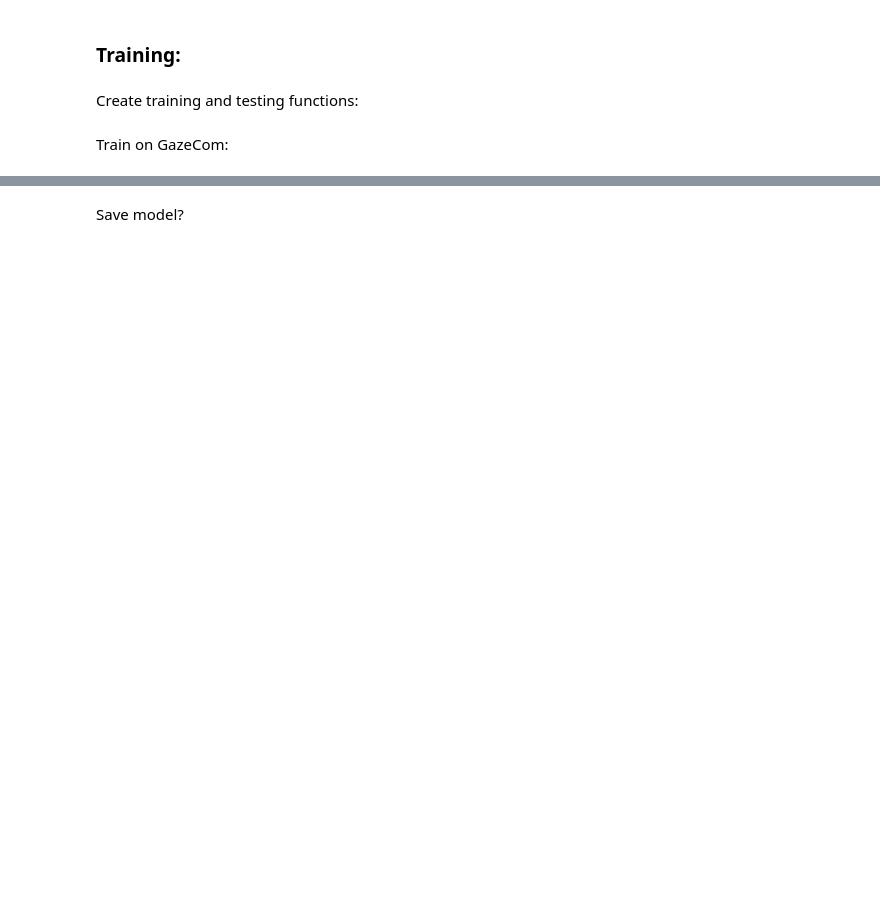
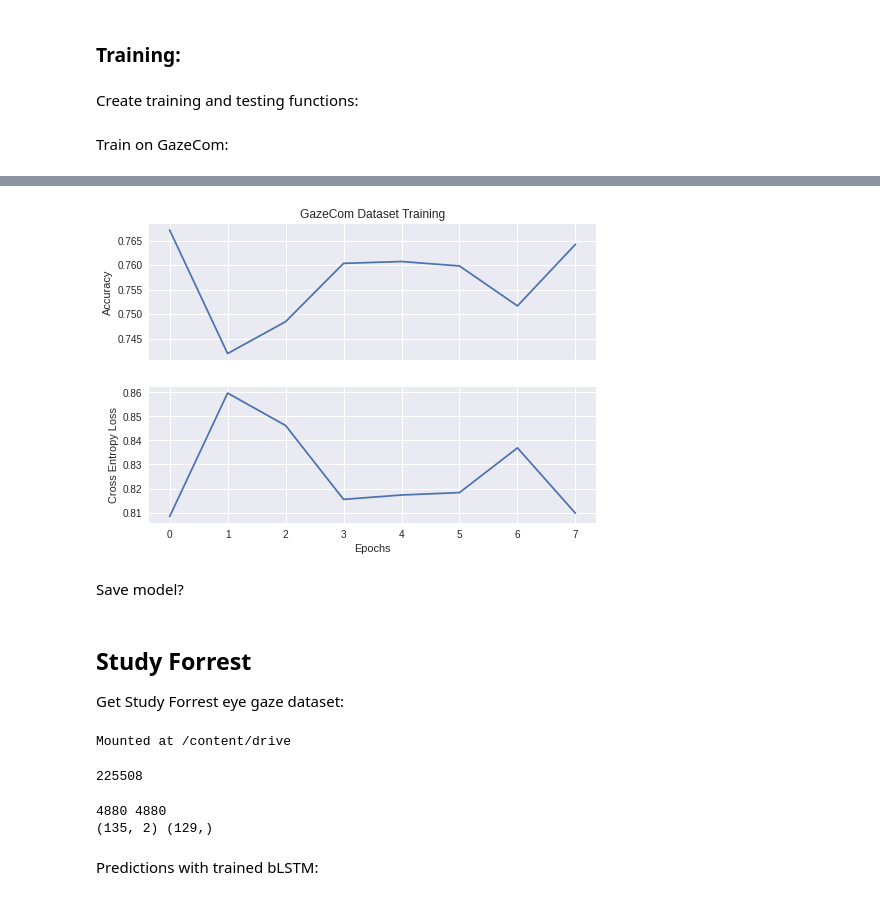
Before and after one commit to axiezai/nl-processors, a Jupyter notebook: nl-processors/gaze/colab_classify_gaze.ipynb, the cells around one changed output, grey strips where cells are left out. Cells and saved outputs as stored; diff of their text form; code cells hidden in the pictures; blank space fills up the shorter version.

Commit message:
example with study forrest in the end

```diff
--- a/nl-processors/gaze/colab_classify_gaze.ipynb
+++ b/nl-processors/gaze/colab_classify_gaze.ipynb
@@ -505,4 +495,25 @@ Text(0, 0.5, 'Cross Entropy Loss')
+# %%
+# plot accuracy:
+plt.style.use('seaborn')
+fig, (ax1, ax2) = plt.subplots(2,1, sharex=True)
+ax1.plot(np.arange(epochs), train_acc)
+ax1.set_ylabel('Accuracy')
+ax1.set_title('GazeCom Dataset Training')
+ax2.plot(np.arange(epochs), train_loss);
+ax2.set_xlabel('Epochs');
+ax2.set_ylabel('Cross Entropy Loss');
+# %% [output]
+[figure, added]
 # %% [markdown]
 Save model?
 # %%
 torch.save(gazecom_bLSTM.state_dict(), '/content/blstm_weights.pth'
+# %% [markdown]
+## Study Forrest
+
+Get Study Forrest eye gaze dataset:
+# %%
+from google.colab import drive
+drive.mount('/content/drive')
+# %% [output]
+Mounted at /content/drive
@@ -508,0 +535,14 @@ torch.save(gazecom_bLSTM.state_dict(), '/content/blstm_weights.pth'
+# %%
+data = load_studyforrest('01')
+len(data)
+# %% [output]
+225508
+# %%
+x, y = extract_windows(coords, labels, 129, padding_features=3)
+print(len(x), len(y))
+print(x[0].shape, y[0].shape)
+# %% [output]
+4880 4880
+(135, 2) (129,)
+# %% [markdown]
+Predictions with trained bLSTM:
```
Also changed, not shown: parts of 8 cells of this notebook.
